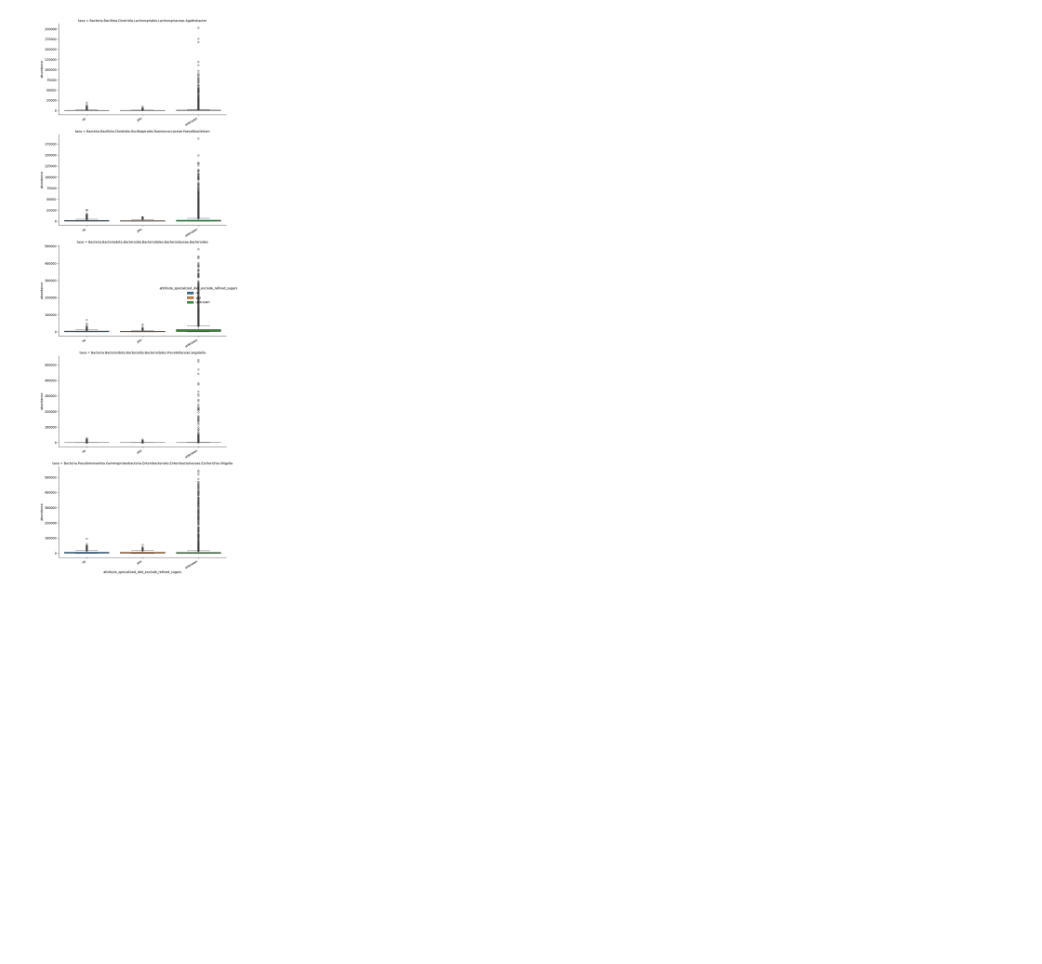
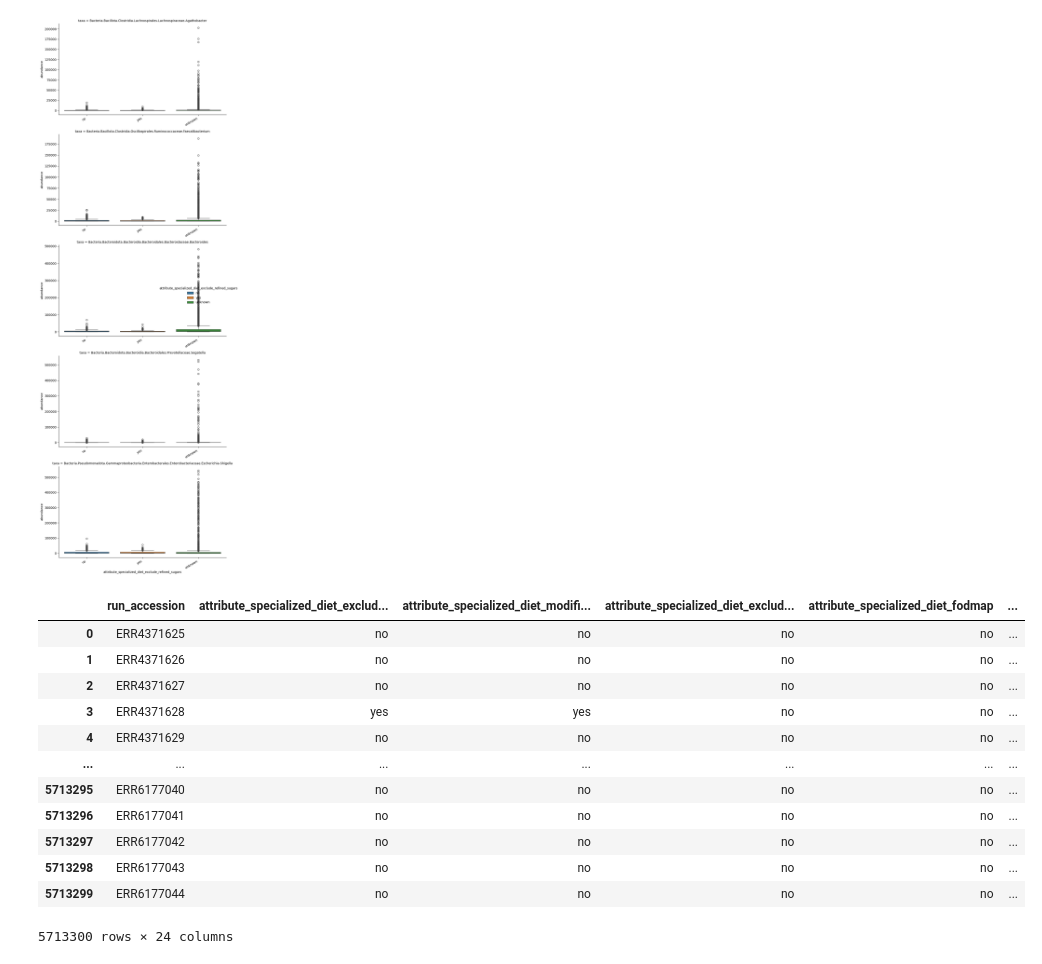
Before and after one commit to rredkovich/uniba_dataviz_project, a Jupyter notebook: Untitled.ipynb, the cells around one changed output. Saved outputs shown, nothing was run; the diff lists cells and outputs as text; code cells hidden in the pictures; blank space fills up the shorter version.

```diff
--- a/Untitled.ipynb
+++ b/Untitled.ipynb
@@ -208,3 +217,48 @@ for diet in all_diets[:1]:
     plt.show()
 # %% [output]
 [figure]
+# %%
+# plan:
+# going to take 1 diet for less data -> better visibility,
+# group bacteria by Genus (adding sample number for species in one genus)
+# should we use the same type of a graph, or try an other one for better visibility of large amount of the data?
+
+def to_family(taxa):
+    return ".".join(taxa.split(".")[:5])
+
+df_family = all_data_table.copy()
+df_family['run_accession'] = df_family['sample'].str.split('_').str[1]
+na_cols = [col for col in df_family.columns if 'NA' in col]
+df_family = df_family.drop(columns=['sample', 'Unnamed: 0'] + na_cols)
+df_family.columns = [to_family(col) for col in df_family.columns]
+df_family = df_family.T.groupby(level=0).sum().T
+
+# display(df_family)
+# %%
+diets_table = metadata_table[list(all_diets) + ['run_accession']]
+# display(diets_table)
+
+data = df_family.merge(diets_table, on='run_accession')
+
+
+df_long = data.melt(
+    id_vars=['run_accession'] + list(all_diets),
+    var_name='taxa',
+    value_name='abundance'
+)
+# %%
+display(df_long)
+# %% [output]
+|  | run_accession | attribute_specialized_diet_exclud... | attribute_specialized_diet_modifi... | attribute_specialized_diet_exclud... | attribute_specialized_diet_fodmap | ... |
+| 0 | ERR4371625 | no | no | no | no | ... |
+| 1 | ERR4371626 | no | no | no | no | ... |
+| 2 | ERR4371627 | no | no | no | no | ... |
+| 3 | ERR4371628 | yes | yes | no | no | ... |
+| 4 | ERR4371629 | no | no | no | no | ... |
+| ... | ... | ... | ... | ... | ... | ... |
+| 5713295 | ERR6177040 | no | no | no | no | ... |
+| 5713296 | ERR6177041 | no | no | no | no | ... |
+| 5713297 | ERR6177042 | no | no | no | no | ... |
+| 5713298 | ERR6177043 | no | no | no | no | ... |
+| 5713299 | ERR6177044 | no | no | no | no | ... |
+5713300 rows × 24 columns
```
Also changed, not shown: parts of 4 cells of this notebook.
